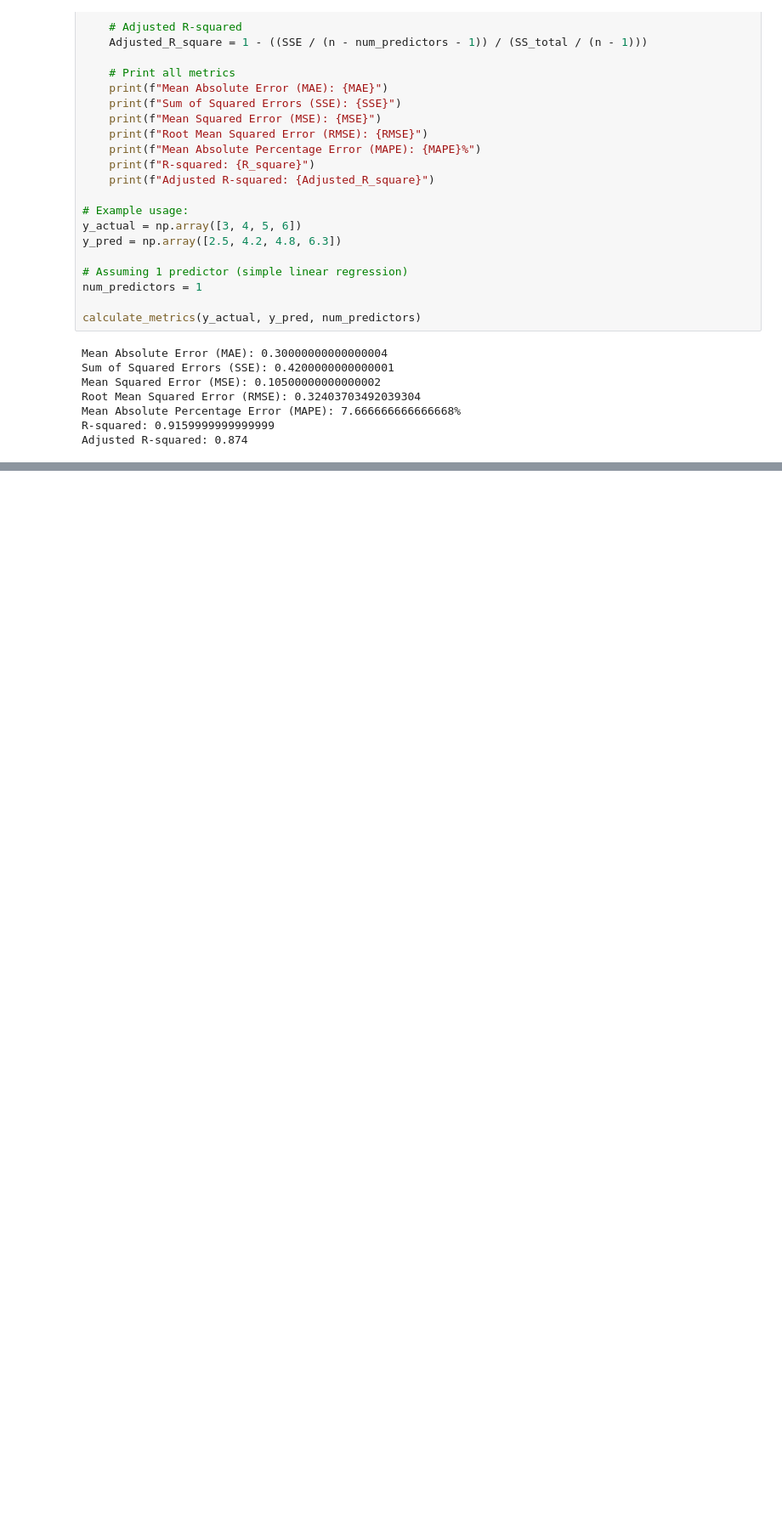
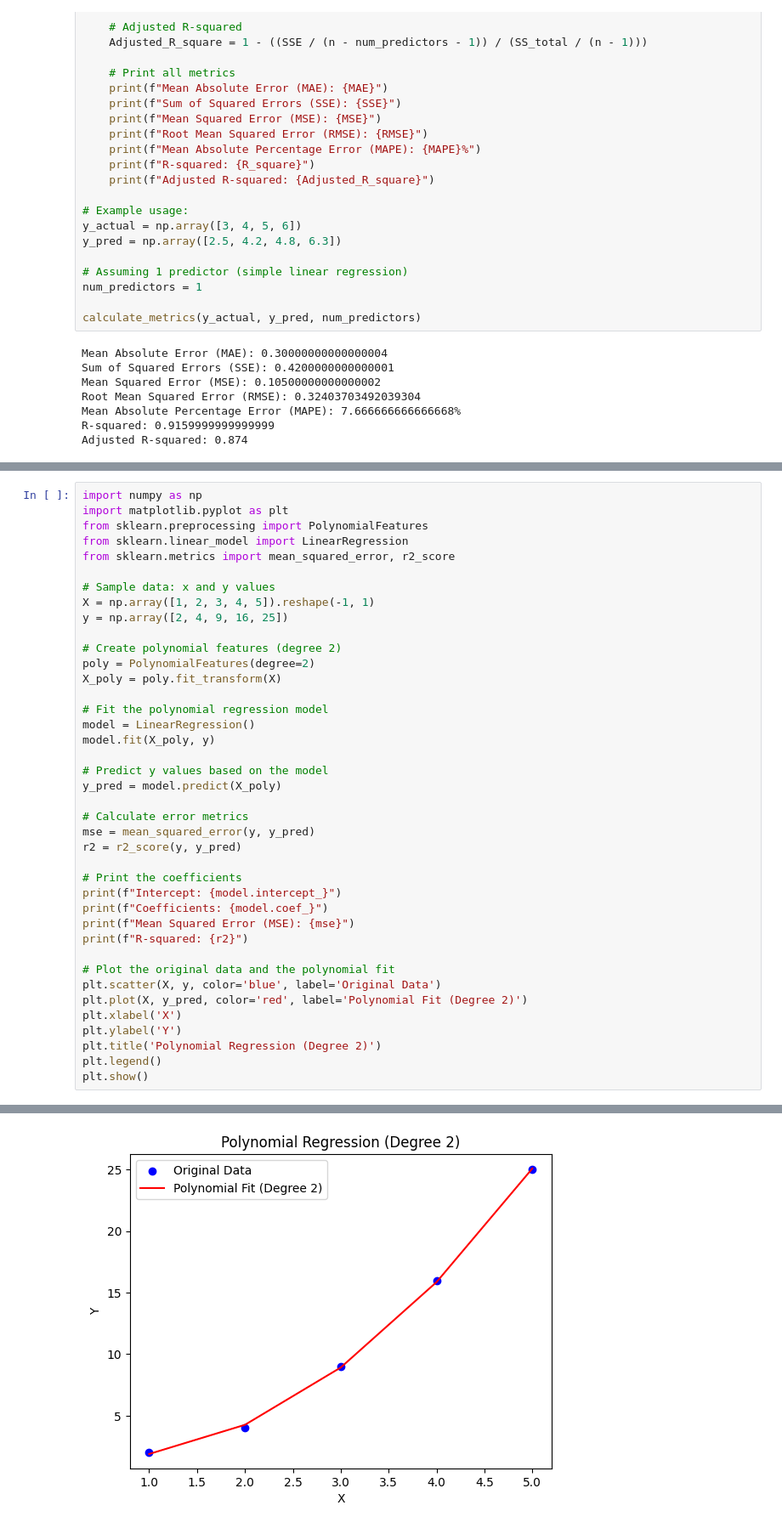
Before and after one commit to Srishanth-Kargaom/A_AI_labs, a Jupyter notebook: w2_day1.ipynb, the cells around one changed output, grey strips where cells are left out. Shown at 85% size. Cells and saved outputs as stored; diff of their text form; blank space fills up the shorter version.

```diff
--- a/w2_day1.ipynb
+++ b/w2_day1.ipynb
@@ -177,0 +391,41 @@ Adjusted R-squared: 0.874
+# %%
+import numpy as np
+import matplotlib.pyplot as plt
+from sklearn.preprocessing import PolynomialFeatures
+from sklearn.linear_model import LinearRegression
+from sklearn.metrics import mean_squared_error, r2_score
+
+# Sample data: x and y values
+X = np.array([1, 2, 3, 4, 5]).reshape(-1, 1)
+y = np.array([2, 4, 9, 16, 25])
+
+# Create polynomial features (degree 2)
+poly = PolynomialFeatures(degree=2)
+X_poly = poly.fit_transform(X)
+
+# Fit the polynomial regression model
+model = LinearRegression()
+model.fit(X_poly, y)
+
+# Predict y values based on the model
+y_pred = model.predict(X_poly)
+
+# Calculate error metrics
+mse = mean_squared_error(y, y_pred)
+r2 = r2_score(y, y_pred)
+
+# Print the coefficients
+print(f"Intercept: {model.intercept_}")
+print(f"Coefficients: {model.coef_}")
+print(f"Mean Squared Error (MSE): {mse}")
+print(f"R-squared: {r2}")
+
+# Plot the original data and the polynomial fit
+plt.scatter(X, y, color='blue', label='Original Data')
+plt.plot(X, y_pred, color='red', label='Polynomial Fit (Degree 2)')
+plt.xlabel('X')
+plt.ylabel('Y')
+plt.title('Polynomial Regression (Degree 2)')
+plt.legend()
+plt.show()
+# %% [output]
@@ -177,0 +436 @@ Adjusted R-squared: 0.874
+[figure, added]
```
Also changed, not shown: parts of 12 cells of this notebook.
